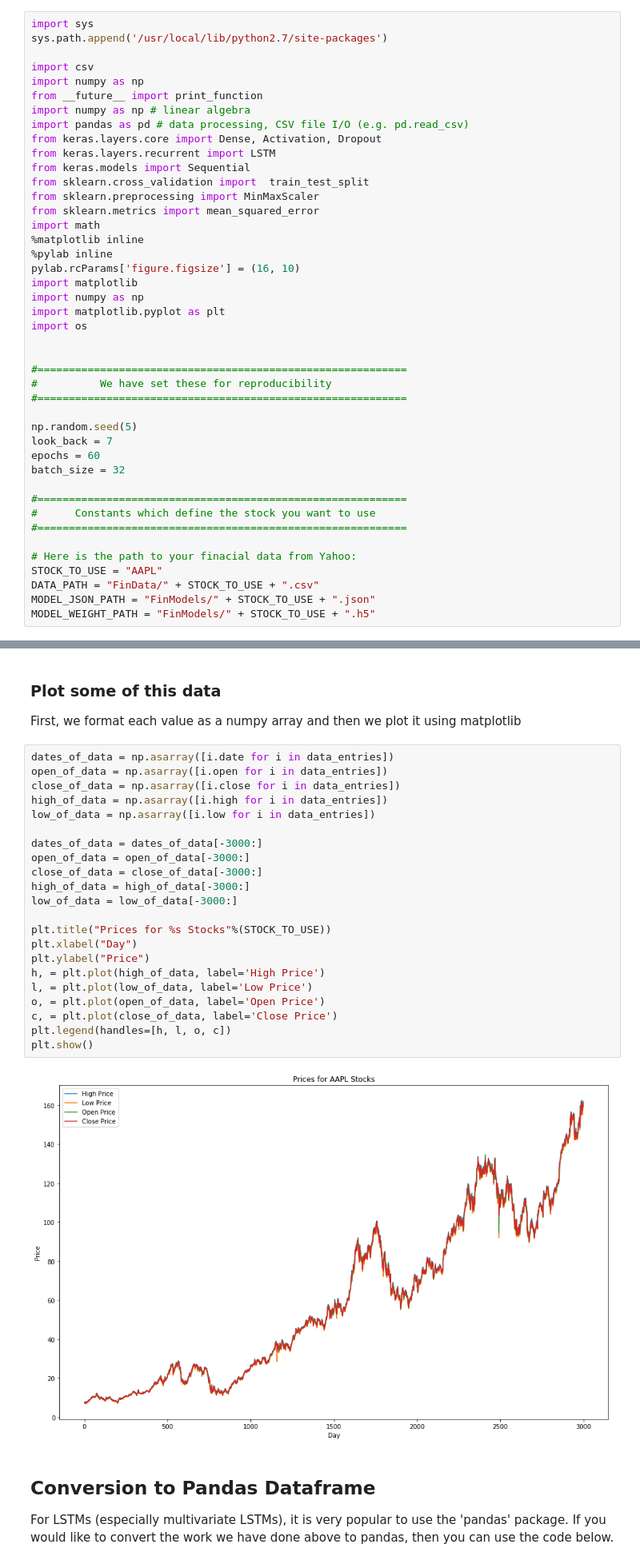
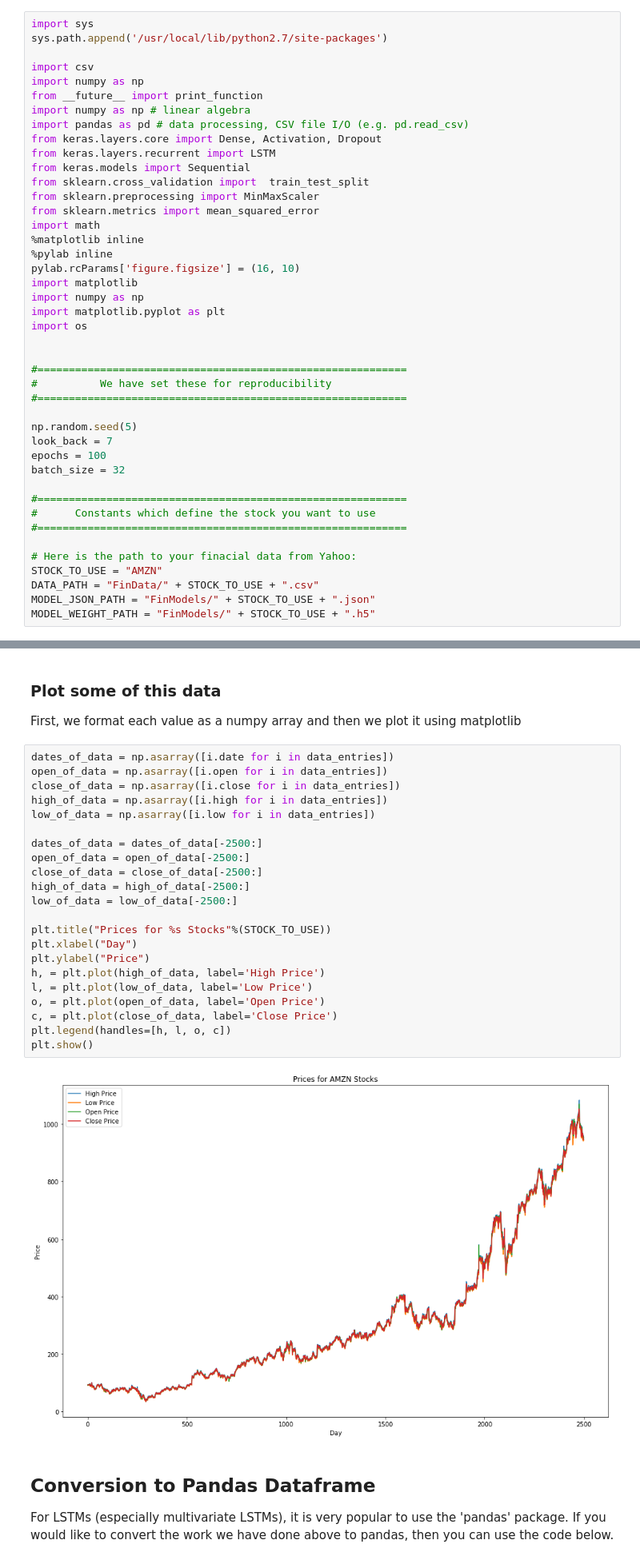
Before and after one commit to matthewwicker/DeepMarketModels, a Jupyter notebook: DeepMarketModels.ipynb, the cells around one changed output, grey strips where cells are left out. Shown: that part at 80% size. Saved outputs shown, nothing was run; the diff lists cells and outputs as text.

```diff
--- a/DeepMarketModels.ipynb
+++ b/DeepMarketModels.ipynb
@@ -44,7 +44,7 @@ import os
 
 np.random.seed(5)
 look_back = 7
-epochs = 60
+epochs = 100
 batch_size = 32
 
 #===========================================================
@@ -52,7 +52,7 @@ batch_size = 32
 #===========================================================
 
 # Here is the path to your finacial data from Yahoo:
-STOCK_TO_USE = "AAPL"
+STOCK_TO_USE = "AMZN"
 DATA_PATH = "FinData/" + STOCK_TO_USE + ".csv"
 MODEL_JSON_PATH = "FinModels/" + STOCK_TO_USE + ".json"
 MODEL_WEIGHT_PATH = "FinModels/" + STOCK_TO_USE + ".h5"
@@ -102,27 +102,27 @@ First, we format each value as a numpy array and then we plot it using matplotli
 # %%
 dates_of_data = np.asarray([i.date for i in data_entries])
 open_of_data = np.asarray([i.open for i in data_entries])
 close_of_data = np.asarray([i.close for i in data_entries])
 high_of_data = np.asarray([i.high for i in data_entries])
 low_of_data = np.asarray([i.low for i in data_entries])
 
-dates_of_data = dates_of_data[-3000:]
-open_of_data = open_of_data[-3000:]
-close_of_data = close_of_data[-3000:]
-high_of_data = high_of_data[-3000:]
-low_of_data = low_of_data[-3000:]
+dates_of_data = dates_of_data[-2500:]
+open_of_data = open_of_data[-2500:]
+close_of_data = close_of_data[-2500:]
+high_of_data = high_of_data[-2500:]
+low_of_data = low_of_data[-2500:]
 
 plt.title("Prices for %s Stocks"%(STOCK_TO_USE))
 plt.xlabel("Day")
 plt.ylabel("Price")
 h, = plt.plot(high_of_data, label='High Price')
 l, = plt.plot(low_of_data, label='Low Price')
 o, = plt.plot(open_of_data, label='Open Price')
 c, = plt.plot(close_of_data, label='Close Price')
 plt.legend(handles=[h, l, o, c])
 plt.show()
 # %% [output]
-[figure, old version]
+[figure, new version]
 # %% [markdown]
 ## Conversion to Pandas Dataframe
 
```
Also changed, not shown: parts of 10 cells of this notebook, 41 other files.
